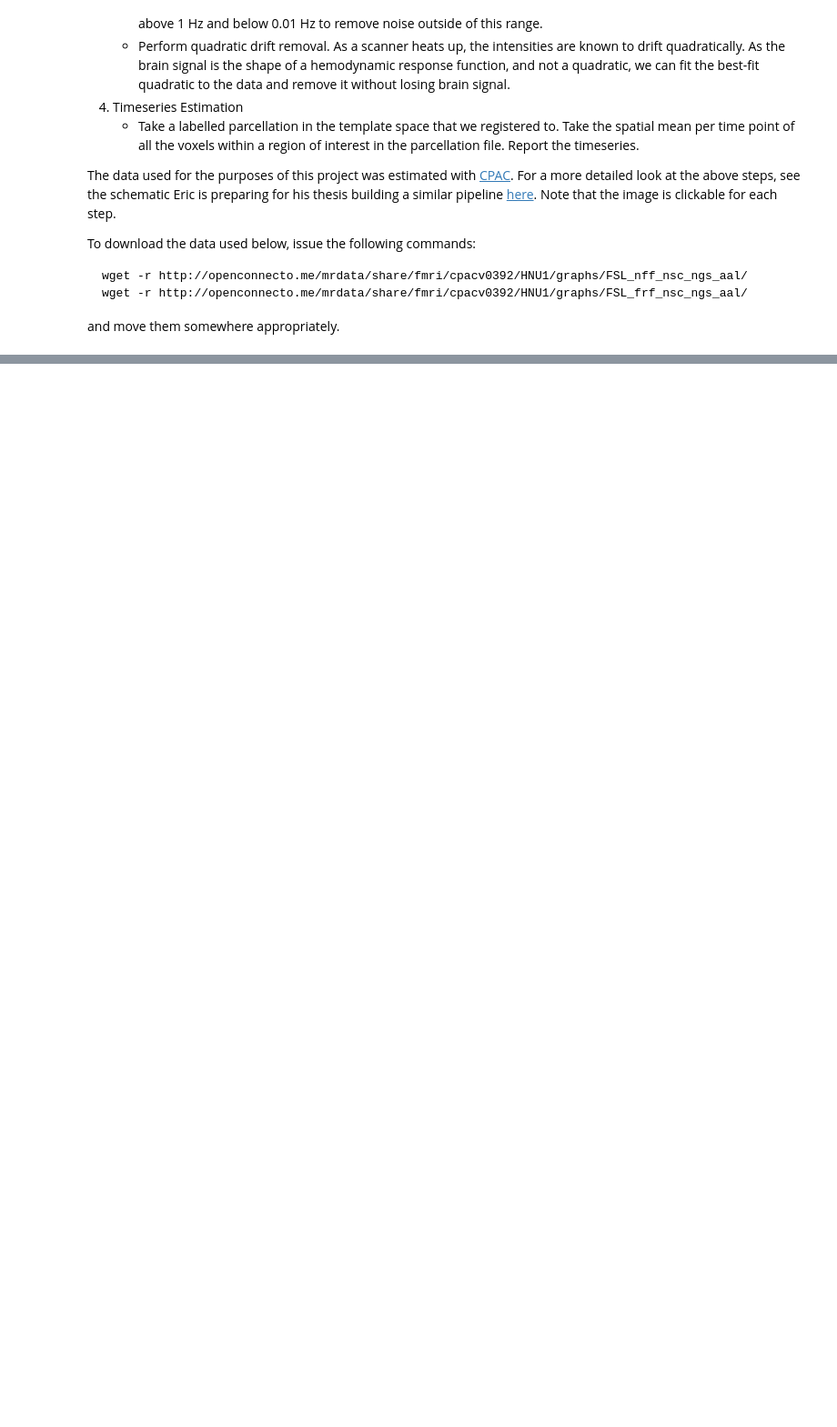
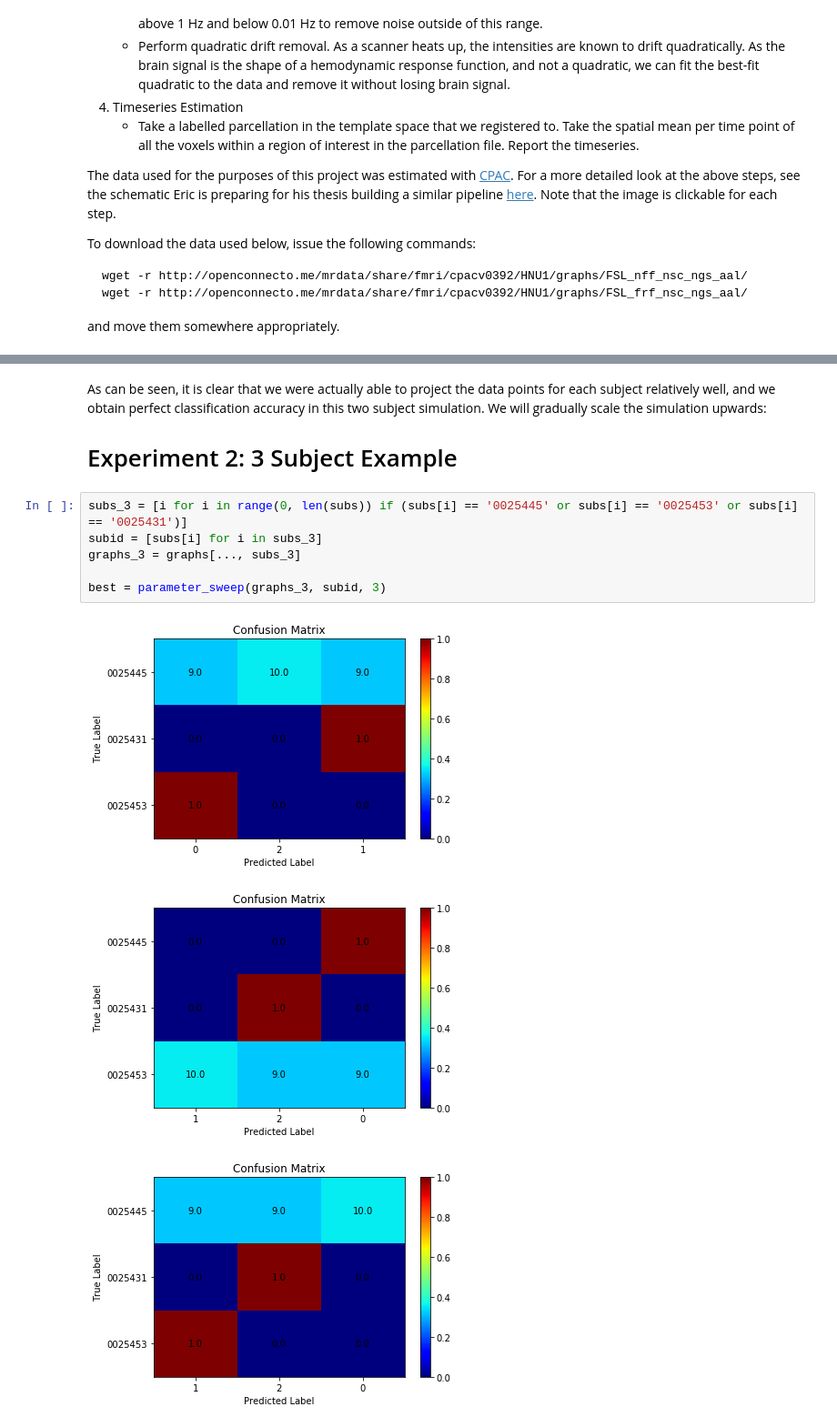
Before and after one commit to ebridge2/ams_446, a Jupyter notebook: Real_data.ipynb, the cells around one changed output, grey strips where cells are left out. Shown at 91% size. Saved outputs shown, nothing was run; the diff lists cells and outputs as text; blank space fills up the shorter version.

```diff
--- a/Real_data.ipynb
+++ b/Real_data.ipynb
@@ -199,0 +275,14 @@ fig.show()
+# %% [markdown]
+As can be seen, it is clear that we were actually able to project the data points for each subject relatively well, and we obtain perfect classification accuracy in this two subject simulation. We will gradually scale the simulation upwards:
+
+# Experiment 2: 3 Subject Example
+# %%
+subs_3 = [i for i in range(0, len(subs)) if (subs[i] == '0025445' or subs[i] == '0025453' or subs[i] == '0025431')]
+subid = [subs[i] for i in subs_3]
+graphs_3 = graphs[..., subs_3]
+
+best = parameter_sweep(graphs_3, subid, 3)
+# %% [output]
+[figure, added]
+[figure, added]
+[figure, added]
```
Also changed, not shown: parts of 20 cells of this notebook, 6 other files.
